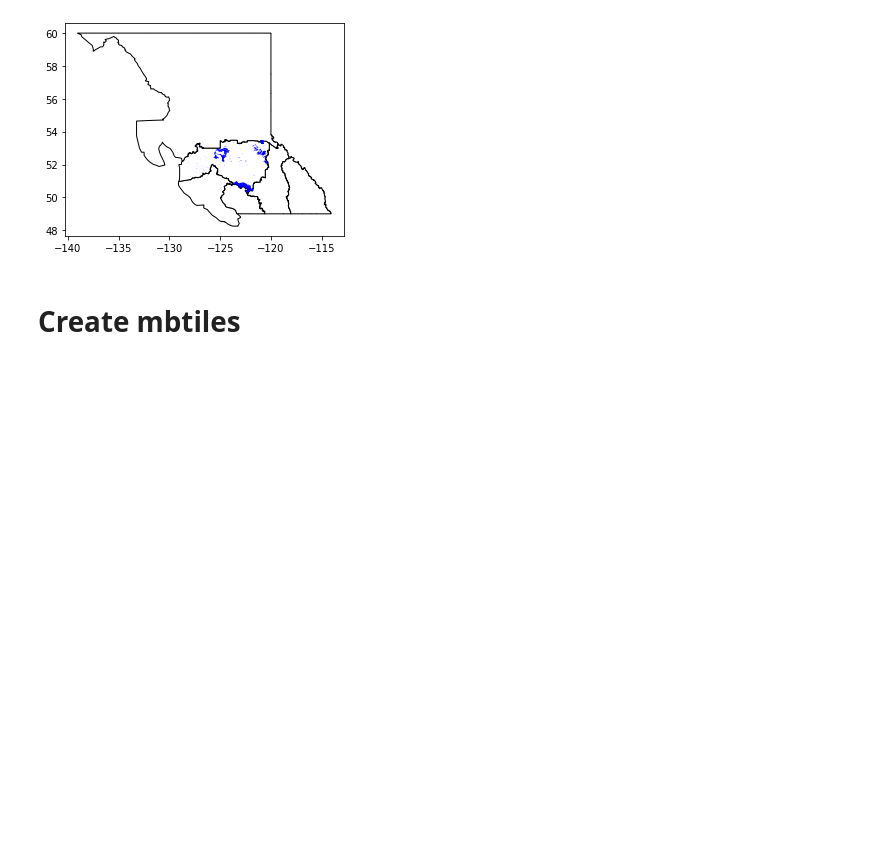
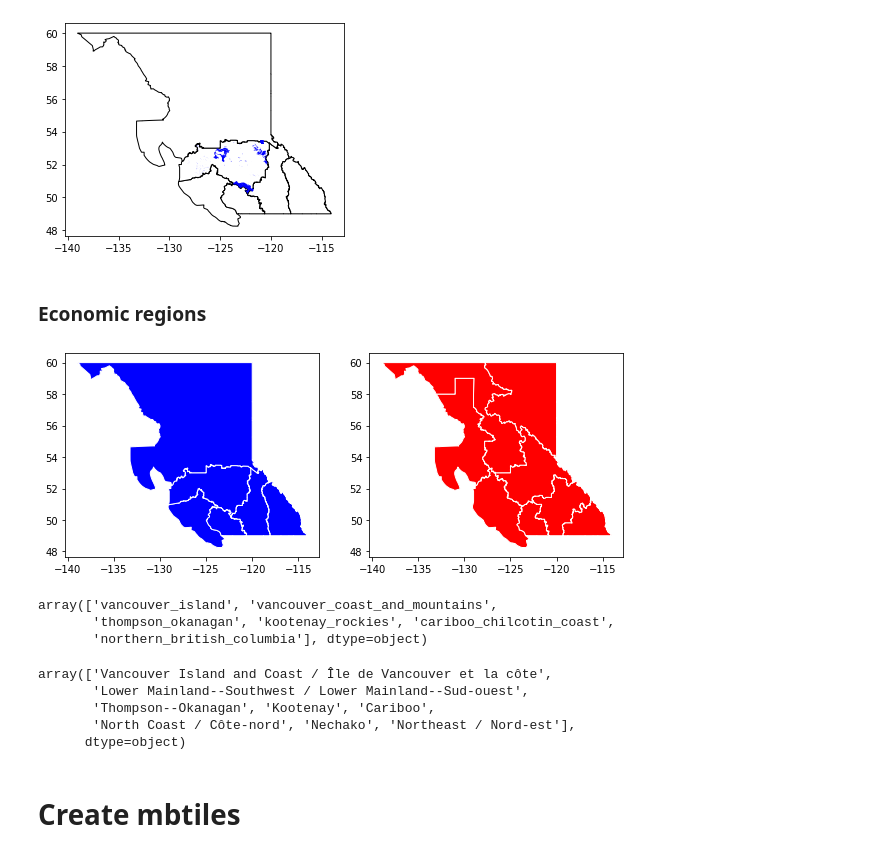
Before and after one commit to Vizzuality/tota, a Jupyter notebook: data/notebooks/tota_mbtiles.ipynb, the cells around one changed output. Drawn from its saved outputs; the diff is of its cells as text; code cells hidden in the pictures; blank space fills up the shorter version.

```diff
--- a/data/notebooks/tota_mbtiles.ipynb
+++ b/data/notebooks/tota_mbtiles.ipynb
@@ -158,3 +164,30 @@ plt.show()
 [figure]
 # %%
 wsplit_region = gpd.sjoin(wildlife_spli, region[['TOURISM_REGION_NAME','geometry']], how ='inner')
+# %% [markdown]
+### Economic regions
+# %%
+region = gpd.read_file('../data/raw/ADM_TOURISM_REGIONS_SP_apiname.geojson')
+dev= gpd.read_file('../data/raw/BCGW_7113060B_1628167339306_10764/CEN_ECONOMIC_REGIONS_SVW.geojson')
+# %%
+fig, axs = plt.subplots(nrows=1,ncols = 2,figsize =(10,5))
+region.plot(ax=axs[0], color='blue', edgecolor='white')
+dev.plot(ax=axs[1],color='red', edgecolor='white')
+
+plt.show()
+# %% [output]
+[figure, added]
+# %%
+region.TOURISM_REGION_NAME.unique()
+# %% [output]
+array(['vancouver_island', 'vancouver_coast_and_mountains',
+       'thompson_okanagan', 'kootenay_rockies', 'cariboo_chilcotin_coast',
+       'northern_british_columbia'], dtype=object)
+# %%
+dev.ECONOMIC_REGION_NAME.unique()
+# %% [output]
+array(['Vancouver Island and Coast / Île de Vancouver et la côte',
+       'Lower Mainland--Southwest / Lower Mainland--Sud-ouest',
+       'Thompson--Okanagan', 'Kootenay', 'Cariboo',
+       'North Coast / Côte-nord', 'Nechako', 'Northeast / Nord-est'],
+      dtype=object)
```
Also changed, not shown: parts of 16 cells of this notebook, 1 other file.
